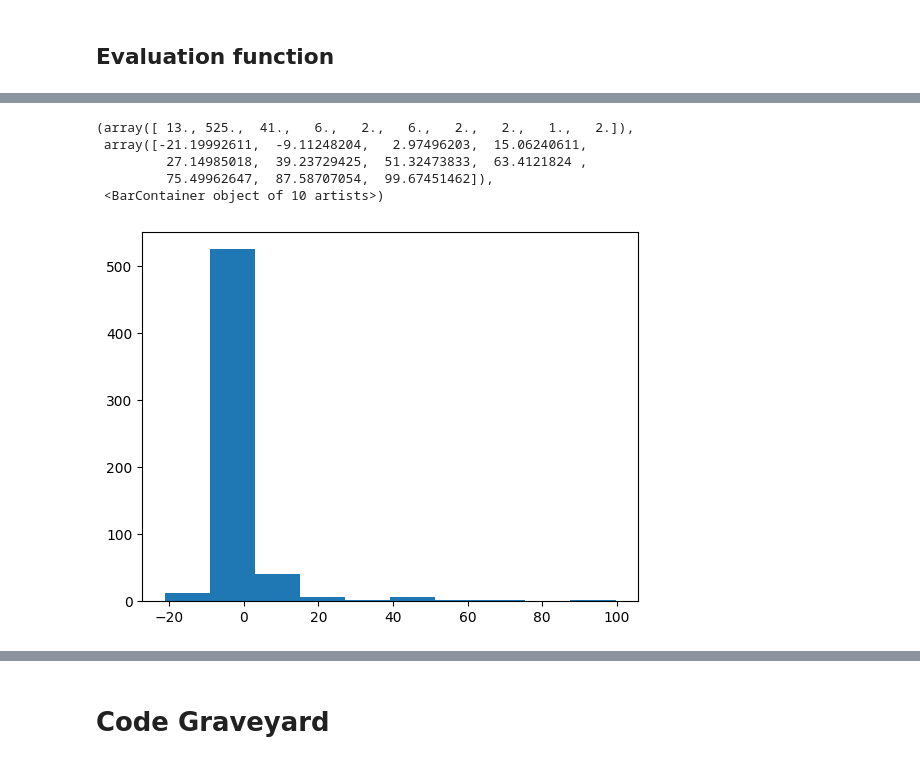
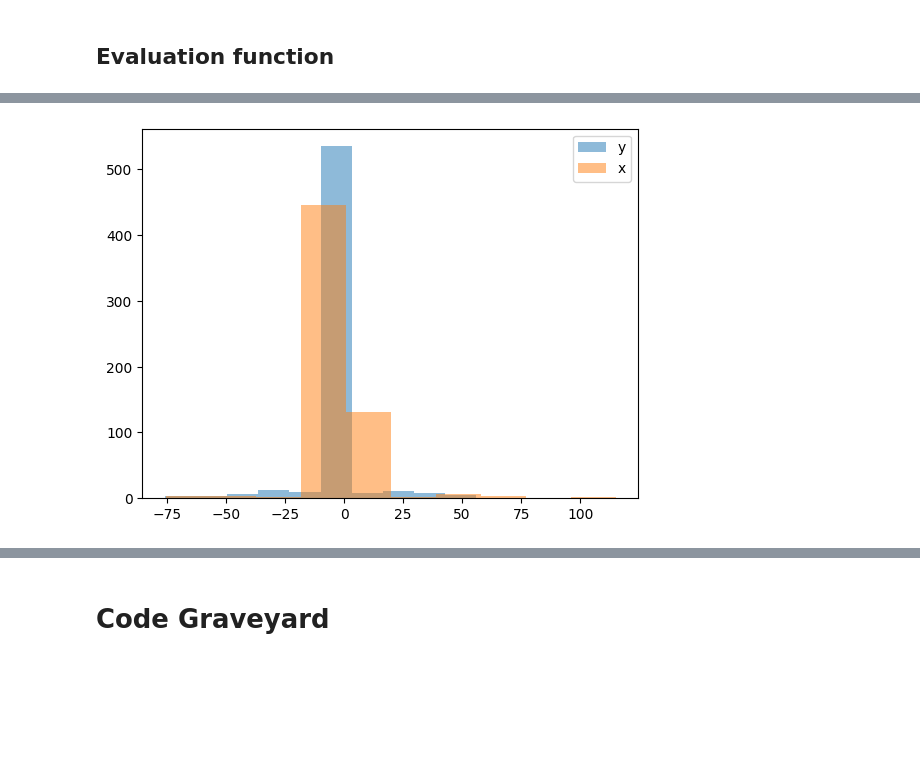
Before and after one commit to ikerforce/mopta, a Jupyter notebook: src/PSO_KNN.ipynb, the cells around one changed output, grey strips where cells are left out. Drawn from its saved outputs; the diff is of its cells as text; code cells hidden in the pictures; blank space fills up the shorter version.

```diff
--- a/src/PSO_KNN.ipynb
+++ b/src/PSO_KNN.ipynb
@@ -114,13 +116,13 @@ class Individual:
 # %% [markdown]
 ### Generate population
 # %%
-nd = norm(20,5) # normal distribution for sampling velocities
+nd = norm(10,2) # normal distribution for sampling velocities
 def gen_pop(pop_size):
   population = {} # empty dictionary to fill with individuals to make population
   for i in range(pop_size):
     # generating random x,y positions for the individual stations
     positions = np.dstack([ud_x.rvs(n_individual), ud_y.rvs(n_individual)]).reshape(n_individual,2)
-    velocities=nd.rvs(size=(n_individual, 2)) # sampling velocities from random dist
+    velocities=nd.rvs(size=(n_individual, 2)) * np.random.choice([1,-1], size=(n_individual, 2)) # sampling velocities from random dist
     population.update({i : Individual(ident=i,
                                       positions=positions,
                                       chargers=np.random.choice(list(range(1,9))),
@@ -166,11 +168,14 @@ samples = get_samples()
 ## Evaluation function
 # %%
 def KNN(population, K):
+  S = 16
   for individual in range(pop_size):
+
+    ########## IDEA: mutate dormant stations to accelarate towards full stations
+
     # K = 20 # number of nearest-stations to find for a vehicle
 
     ranges = get_samples()
-    S = 16
 
     # get visiting probabilities
     c = compute_visiting_probability(ranges)
@@ -186,16 +191,12 @@ def KNN(population, K):
     v_b = v_b[applicable_vehicles]
 
     vehicle_positions = car_data[applicable_vehicles]
-    vehicle_dict = {j : vehicle_positions[j] for j in range(vehicle_positions.shape[0])}
 
     # station positions
     station_dict = {j : population[individual].positions[j] for j in range(n_individual)}
     # station position array
     station_positions = np.array([station_dict[i] for i in station_dict])
 
-    distances = np.zeros((vehicle_positions.shape[0], n_individual))
-    for s in range(n_individual):
-        distances[:,s] = calculate_distance(vehicle_positions, population[individual].positions[s])
     # find the indices of applicable stations
     tree = BallTree(station_positions, leaf_size=2)
     # ind = tree.query_radius(vehicle_positions, r=applicable_ranges) # indices of stations that are in range of vehicles
@@ -243,10 +244,12 @@ def KNN(population, K):
 
     population[individual].cost = total_cost
     population[individual].assignment_proportion = pct_assigned
+    population[individual].station_counter = station_counter
 
     if total_cost < local_best_scores[individual]:
       local_best_scores[individual] = total_cost
       population[individual].best_positions = population[individual].positions
+
 
 # print("{:.3f} seconds".format(time.time()-start))
 # print("{:.3f}% assigned".format(100*pct_assigned))
@@ -257,7 +260,7 @@ def KNN(population, K):
 # plt.hist(distance_to_station, alpha=0.5)
 # plt.show()
 # %%
-def evaluate(population, vehicles, global_best_score, global_best_stations, local_best_scores, K):
+def evaluate(population, vehicles, global_best_score, global_best_stations, local_best_scores, K, global_best_station_counter, global_best_index):
     '''
     this function is where we run a MIP to solve the station size problem and then evaluate the total cost
 
@@ -265,7 +268,6 @@ def evaluate(population, vehicles, global_best_score, global_best_stations, loca
     '''
 
     # print('Solving assignment problem...')
-    #obj, X = solve_MIP(population, vehicles, local_best_scores)
     KNN(population, K)
     # print('Assignment solved for population')
 
@@ -276,26 +278,32 @@ def evaluate(population, vehicles, global_best_score, global_best_stations, loca
     if min(population_fitness) <= global_best_score:
       global_best_score = min(population_fitness)
       global_best_stations = population[np.argmax(population_fitness)].positions
+      global_best_station_counter = population[np.argmax(population_fitness)].station_counter
+      global_best_index = np.argmax(population_fitness)
       # print('Updated global best')
     # print("Evaluation Complete\n----------------------------")
 
-    return global_best_score, global_best_stations, local_best_scores
+    return global_best_score, global_best_stations, global_best_station_counter, global_best_index, local_best_scores, population_fitness
 # %%
 # evaluate(population, car_data, global_best_score, global_best_stations, local_best_scores)
 # %%
 bests = []
 local_bests = []
 mean_prop = []
+pop_fitness = []
 # print("Generating population...")
+pop_size=20
 population = gen_pop(pop_size)
 K = 200
-for gen in range(200):
-  if gen % 100 == 0:
+start = time.time()
+for gen in range(100):
+  # K += 1
+  if gen % 10 == 0:
     print(gen)
-  # K += 1
-  global_best_score, global_best_stations, local_best_scores = evaluate(population, car_data, global_best_score, global_best_stations, local_best_scores, K)
+  global_best_score, global_best_stations, global_best_station_counter, global_best_index, local_best_scores, population_fitness = evaluate(population, car_data, global_best_score, global_best_stations, local_best_scores, K, global_best_station_counter, global_best_index)
   bests.append(global_best_score)
   local_bests.append(np.mean(local_best_scores))
+  pop_fitness.append(population_fitness)
 
   for ind in population:
     population[ind].update_positions(global_best_stations)
@@ -305,5 +313,9 @@ for gen in range(200):
     props.append(population[i].assignment_proportion)
 
   mean_prop.append(np.mean(props))
+
+print("{:.3f} seconds".format(time.time()-start))
+print("Overall improvement of {:.2f}%".format(100*np.mean(pop_fitness[-1])/np.mean(pop_fitness[0])))
+print('Best result: {:.2f}'.format(global_best_score))
 # %% [output]
 0
@@ -323,12 +364,10 @@ plt.plot(mean_prop)
 # %%
-plt.hist(population[5].velocities[:,0][population[5].velocities[:,0] < 100])
+plt.hist(population[5].velocities[:,1], label='y', alpha=0.5)
+plt.hist(population[5].velocities[:,0], label='x', alpha=0.5)
+plt.legend()
+plt.show()
 # %% [output]
-(array([ 13., 525.,  41.,   6.,   2.,   6.,   2.,   2.,   1.,   2.]),
- array([-21.19992611,  -9.11248204,   2.97496203,  15.06240611,
-         27.14985018,  39.23729425,  51.32473833,  63.4121824 ,
-         75.49962647,  87.58707054,  99.67451462]),
- <BarContainer object of 10 artists>)
-[figure, old version]
+[figure, new version]
 # %%
 plt.hist(population[i].velocities[:,0])
 # %% [output]
```
Also changed, not shown: parts of 8 cells of this notebook, 1 other file.
